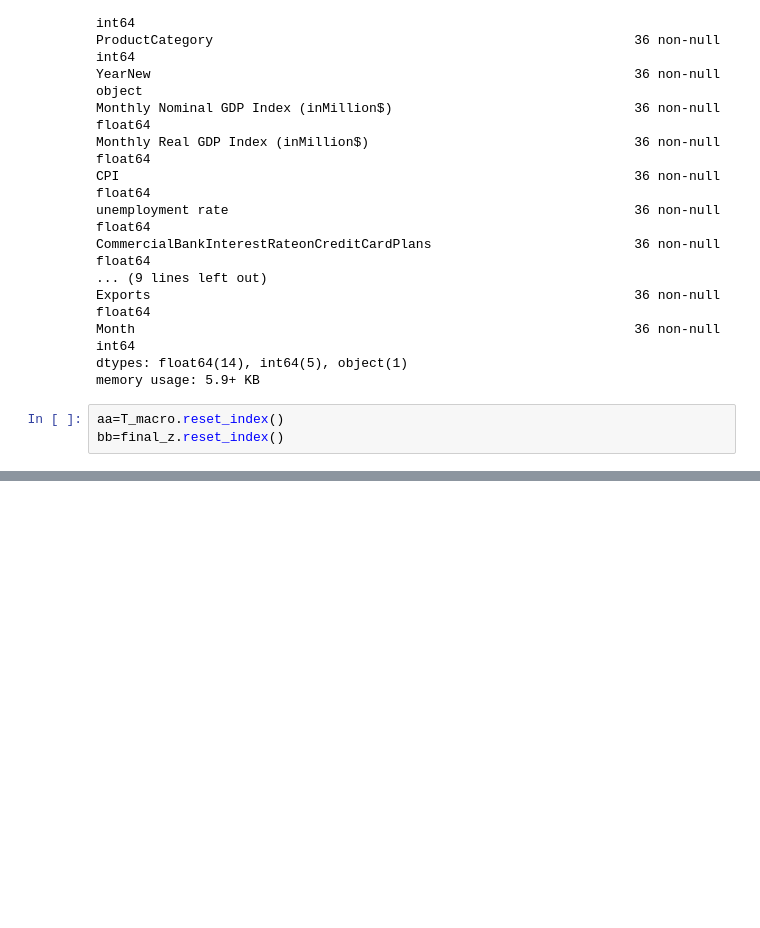
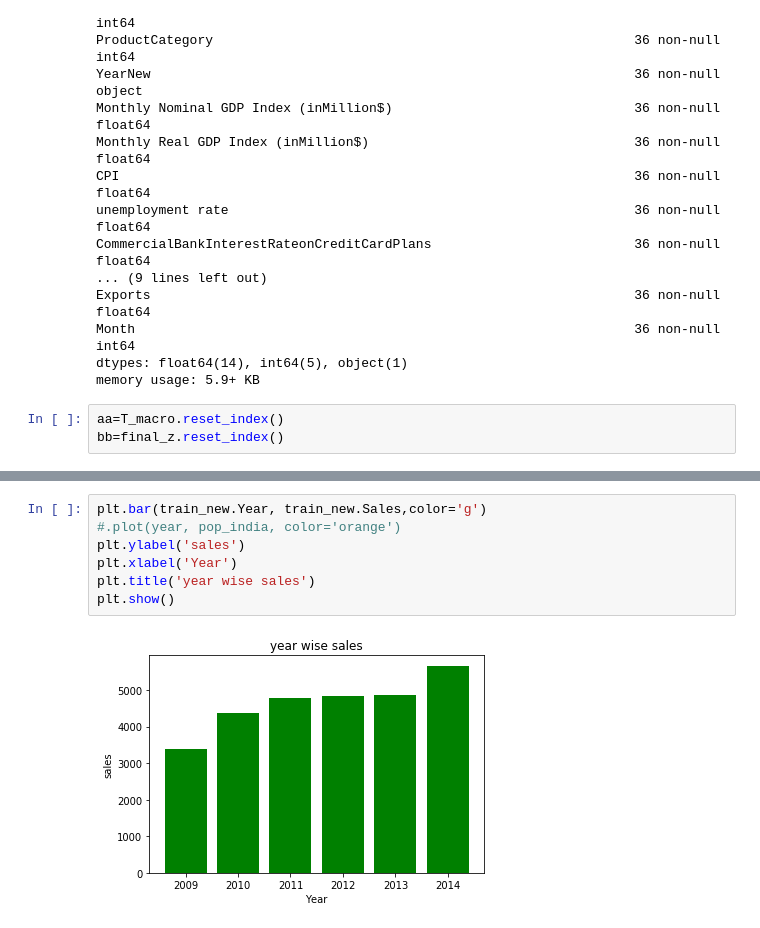
Before and after one commit to susmithareddy13/Analysis-Building-various-models-using-ML-NLP, a Jupyter notebook: walmart_code.ipynb, the cells around one changed output, grey strips where cells are left out. Cells and saved outputs as stored; diff of their text form; blank space fills up the shorter version.

```diff
--- a/walmart_code.ipynb
+++ b/walmart_code.ipynb
@@ -977,0 +1099,9 @@ final_z.info()
+# %%
+plt.bar(train_new.Year, train_new.Sales,color='g')
+#.plot(year, pop_india, color='orange')
+plt.ylabel('sales')
+plt.xlabel('Year')
+plt.title('year wise sales')
+plt.show()
+# %% [output]
+[figure, added]
```
Also changed, not shown: parts of 20 cells of this notebook.
